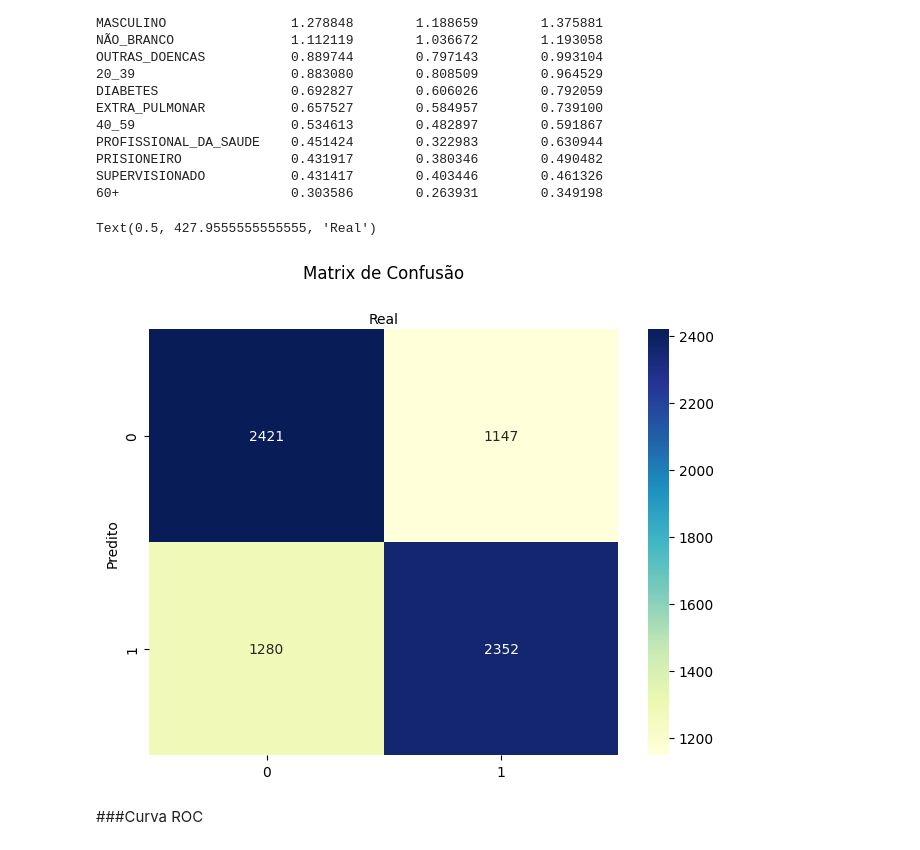
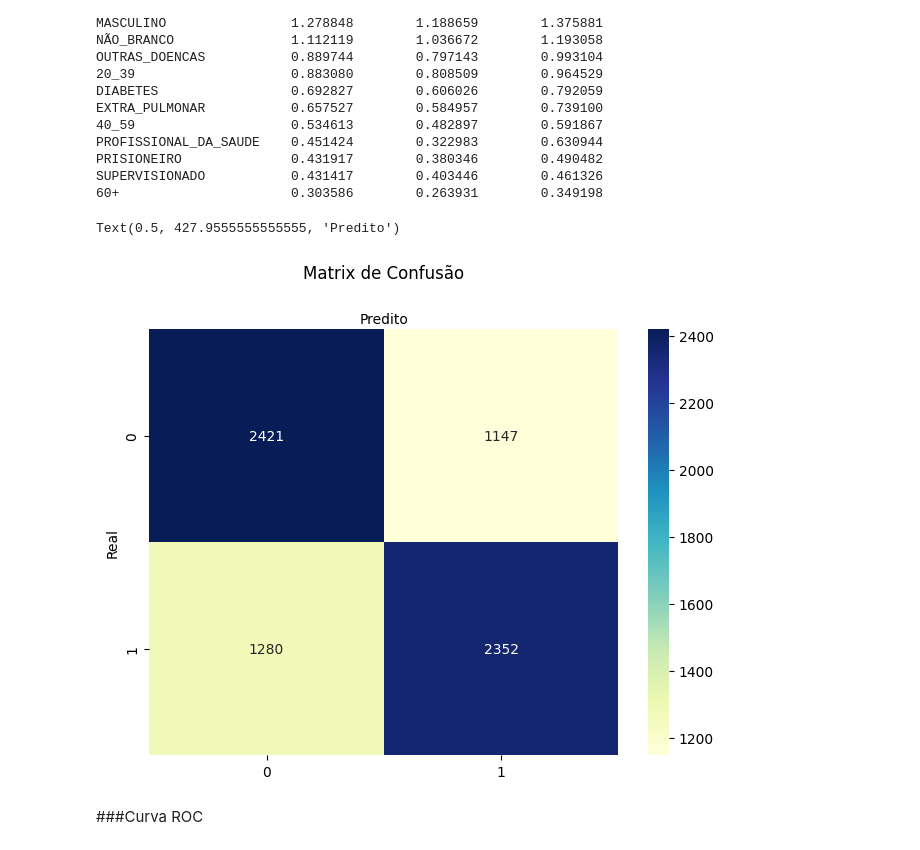
Before and after one commit to esds-fiocruz/regressao_logistisca_abandono_tuberculose, a Jupyter notebook: modelo.ipynb, the cells around one changed output. Cells and saved outputs as stored; diff of their text form; code cells hidden in the pictures.

```diff
--- a/modelo.ipynb
+++ b/modelo.ipynb
@@ -344,20 +344,20 @@ SUPERVISIONADO           0.431417        0.403446        0.461326
 # %%
 cnf_matrix = confusion_matrix(y_test, y_pred_binary)
 
 class_names=[0,1]
 fig, ax = plt.subplots()
 tick_marks = np.arange(len(class_names))
 plt.xticks(tick_marks, class_names)
 plt.yticks(tick_marks, class_names)
 sns.heatmap(pd.DataFrame(cnf_matrix), annot=True, cmap="YlGnBu" ,fmt='g')
 ax.xaxis.set_label_position("top")
 plt.tight_layout()
 plt.title('Matrix de Confusão', y=1.1)
-plt.ylabel('Predito')
-plt.xlabel('Real')
+plt.ylabel('Real')
+plt.xlabel('Predito')
 # %% [output]
-Text(0.5, 427.9555555555555, 'Real')
+Text(0.5, 427.9555555555555, 'Predito')
-[figure, old version]
+[figure, new version]
 # %% [markdown]
 ###Curva ROC
 # %%
```
